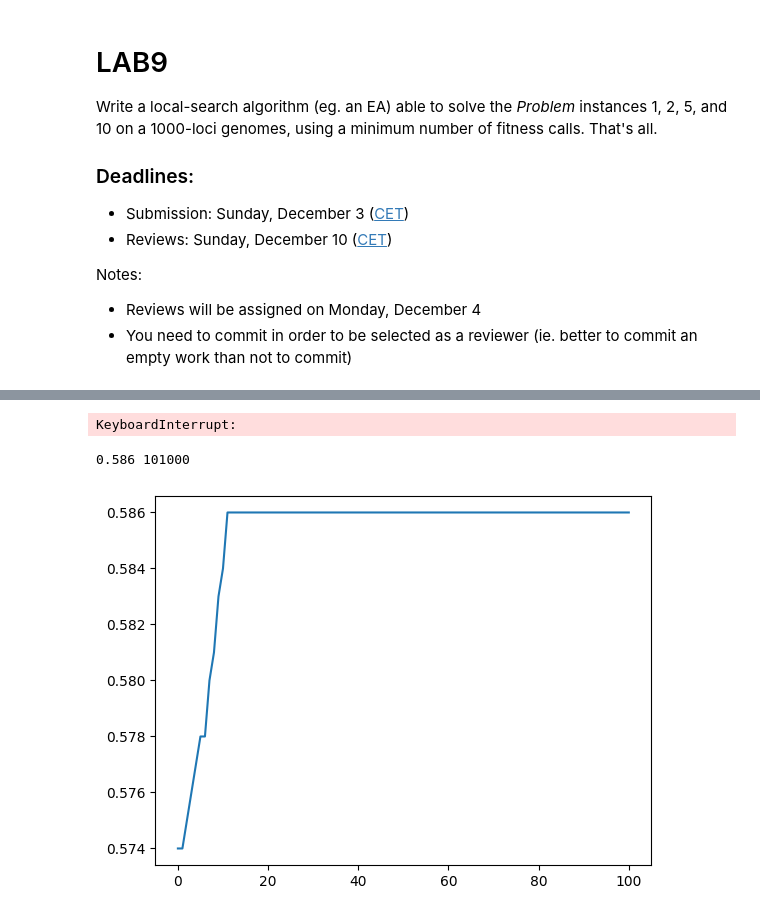
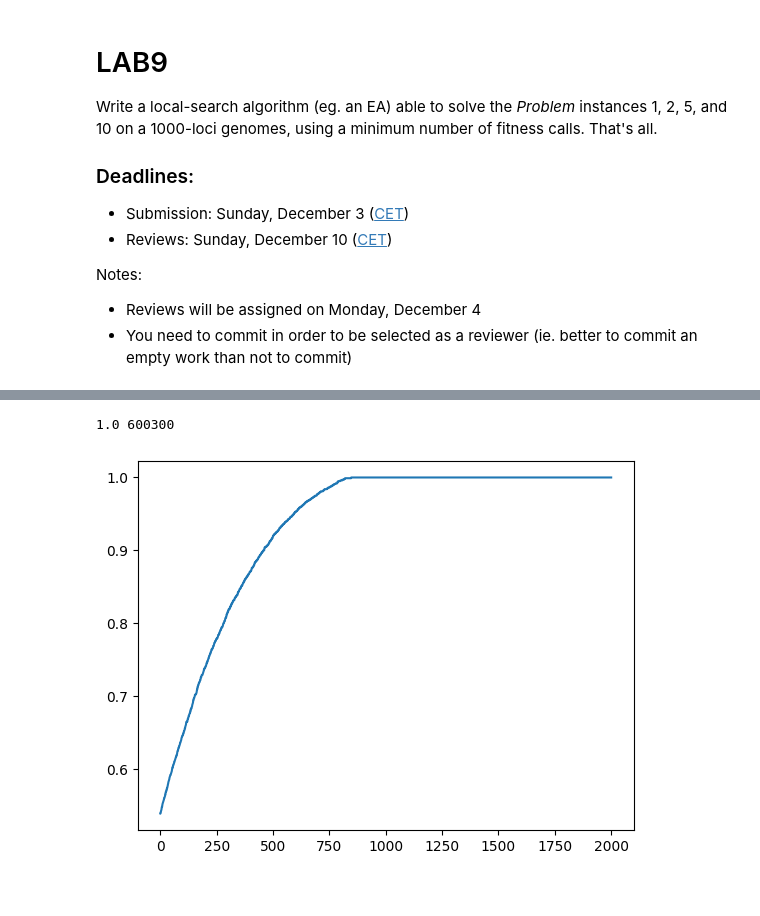
Before and after one commit to AlbertoForesti/computational_intelligence, a Jupyter notebook: Lab9/lab9.ipynb, the cells around one changed output, grey strips where cells are left out. Cells and saved outputs as stored; diff of their text form; code cells hidden in the pictures.

```diff
--- a/Lab9/lab9.ipynb
+++ b/Lab9/lab9.ipynb
@@ -302,22 +305,14 @@ class EvolutionTask:
     def fitness_calls(self) -> int:
         return self.fitness.calls
 # %%
-fitness = lab9_lib.make_problem(5)
+fitness = lab9_lib.make_problem(1)
 et = EvolutionTask(fitness, period_true_fitness=1)
-et.es(n_generations=1000, mu=30, population_size=100, strategy='plus')
+et.island_model(n_generations=2000, n_islands=3, mu_island=30, migration_size=10, island_size=100, strategy='plus', hierarchical=True, migration_period=2, mode='es')
 et.plot_fitness()
 print(et.best_fitness, fitness.calls)
 # %% [output]
-KeyboardInterrupt:
+1.0 600300
+[figure, added]
-# %%
-fitness = lab9_lib.make_problem(1)
-et = EvolutionTask(fitness, period_true_fitness=1)
-et.genetic_algorithm(n_generations=100, mu=30, population_size=1000, strategy='plus')
-et.plot_fitness()
-print(et.best_fitness, fitness.calls)
-# %% [output]
-0.586 101000
-[figure, removed]
 # %%
 fitness = lab9_lib.make_problem(2)
 et = EvolutionTask(fitness, period_true_fitness=1)
```
Also changed, not shown: parts of 5 cells of this notebook, 1 other file.
